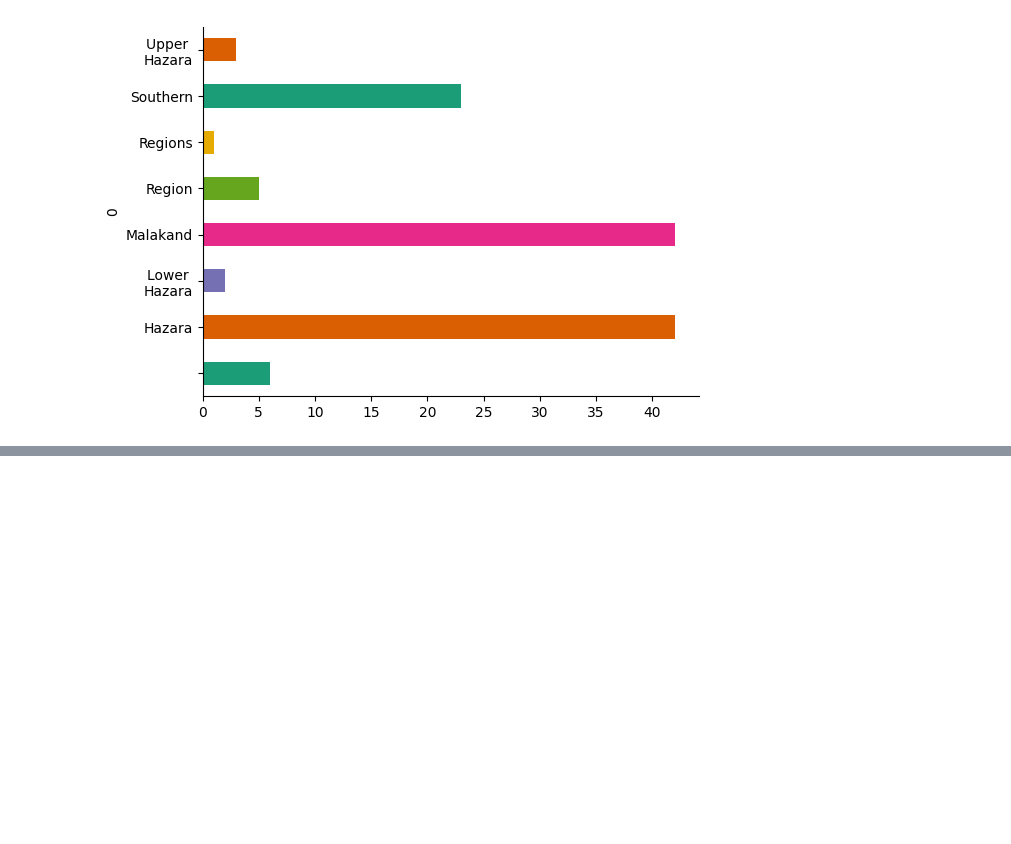
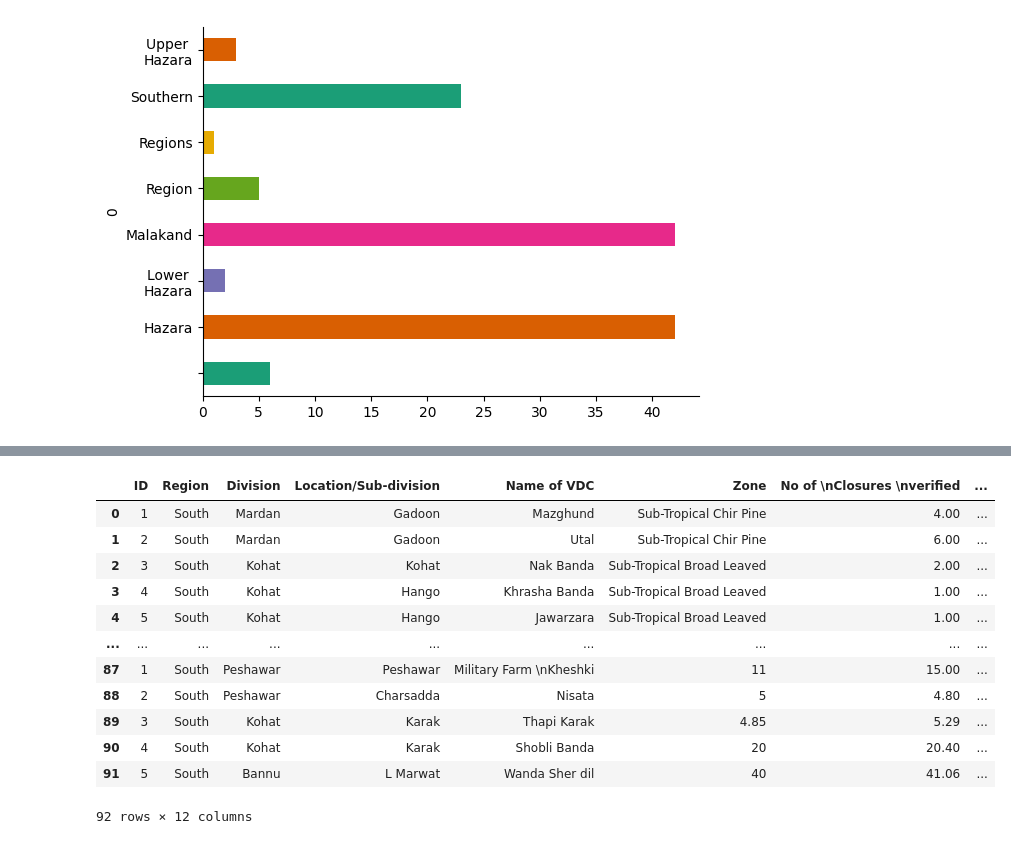
Before and after one commit to MayerT1/PDFMiner_Example, a Jupyter notebook: Merge_Export_getting_pdf_tables.ipynb, the cells around one changed output, grey strips where cells are left out. Cells and saved outputs as stored; diff of their text form; code cells hidden in the pictures; blank space fills up the shorter version.

```diff
--- a/Merge_Export_getting_pdf_tables.ipynb
+++ b/Merge_Export_getting_pdf_tables.ipynb
@@ -135,0 +225,17 @@ merged_tables.to_csv('Appendix_N_3.csv')
+# %%
+app_I = pd.read_csv("Appendix_I_cleaned.csv")
+app_I
+# %% [output]
+|  | ID | Region | Division | Location/Sub-division | Name of VDC | Zone | No of \nClosures \nverified | ... |
+| 0 | 1 | South | Mardan | Gadoon | Mazghund | Sub-Tropical Chir Pine | 4.00 | ... |
+| 1 | 2 | South | Mardan | Gadoon | Utal | Sub-Tropical Chir Pine | 6.00 | ... |
+| 2 | 3 | South | Kohat | Kohat | Nak Banda | Sub-Tropical Broad Leaved | 2.00 | ... |
+| 3 | 4 | South | Kohat | Hango | Khrasha Banda | Sub-Tropical Broad Leaved | 1.00 | ... |
+| 4 | 5 | South | Kohat | Hango | Jawarzara | Sub-Tropical Broad Leaved | 1.00 | ... |
+| ... | ... | ... | ... | ... | ... | ... | ... | ... |
+| 87 | 1 | South | Peshawar | Peshawar | Military Farm \nKheshki | 11 | 15.00 | ... |
+| 88 | 2 | South | Peshawar | Charsadda | Nisata | 5 | 4.80 | ... |
+| 89 | 3 | South | Kohat | Karak | Thapi Karak | 4.85 | 5.29 | ... |
+| 90 | 4 | South | Kohat | Karak | Shobli Banda | 20 | 20.40 | ... |
+| 91 | 5 | South | Bannu | L Marwat | Wanda Sher dil | 40 | 41.06 | ... |
+92 rows × 12 columns
```
Also changed, not shown: parts of 10 cells of this notebook.
